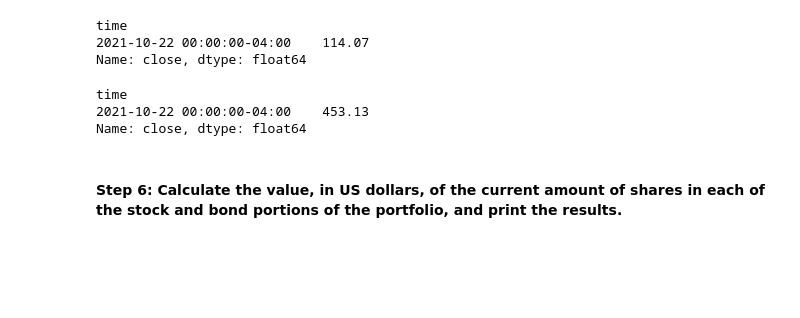
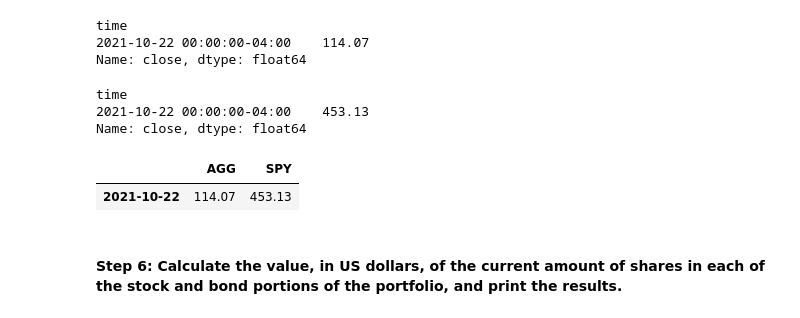
Before and after one commit to anythingelse-sf/monte_carlo_forecast, a Jupyter notebook: financial_planning_tools.ipynb, the cells around one changed output. Saved outputs shown, nothing was run; the diff lists cells and outputs as text; code cells hidden in the pictures; blank space fills up the shorter version.

Commit message:
Version 3.0
re-organizing data into dataframes in increase the programs usability

```diff
--- a/financial_planning_tools.ipynb
+++ b/financial_planning_tools.ipynb
@@ -187,7 +187,8 @@ df_portfolio=alpaca.get_barset(
 tickers,
 timeframe,
 start=start_date,
-end=end_date).df
+end=end_date,
+).df
 
 # Review the first 5 rows of the Alpaca DataFrame
 df_portfolio.head()
@@ -223,3 +226,19 @@ Name: close, dtype: float64
+# %%
+#Create an empty DataFrame for closing prices
+closing_prices_df = pd.DataFrame()
+
+# Get the closing prices of AGG and SPY
+closing_prices_df['AGG'] = df_portfolio["AGG"]['close']
+closing_prices_df['SPY'] = df_portfolio["SPY"]['close']
+
+# Drop the time component of the date
+closing_prices_df.index = closing_prices_df.index.date
+
+# Check your work
+closing_prices_df.head()
+# %% [output]
+|  | AGG | SPY |
+| 2021-10-22 | 114.07 | 453.13 |
 # %% [markdown]
 #### Step 6: Calculate the value, in US dollars, of the current amount of shares in each of the stock and bond portions of the portfolio, and print the results.
 # %%
```
Also changed, not shown: parts of 15 cells of this notebook, 1 other file.
